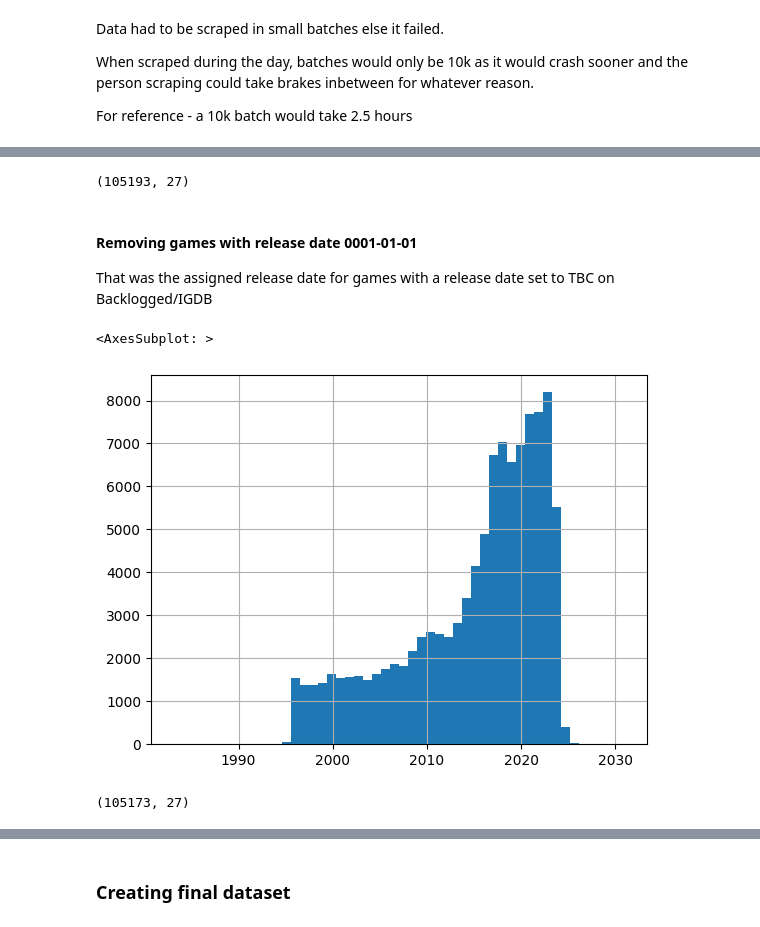
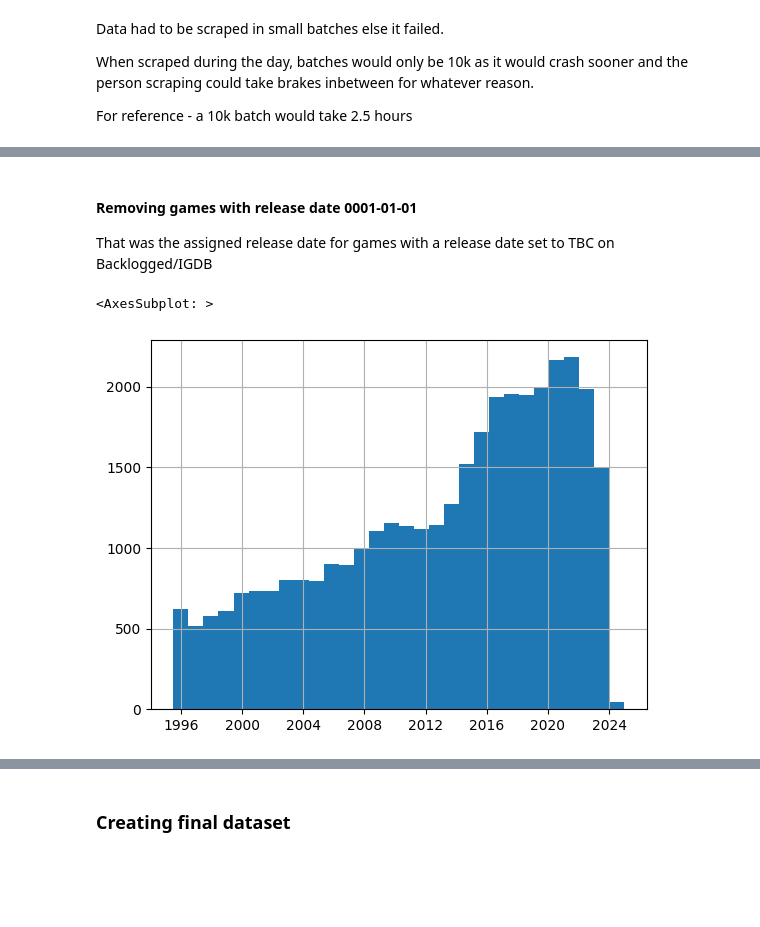
Before and after one commit to Ant-mel/legendary_game_recs, a Jupyter notebook: notebook/cleaning_scraped_data.ipynb, the cells around one changed output, grey strips where cells are left out. Saved outputs shown, nothing was run; the diff lists cells and outputs as text; code cells hidden in the pictures; blank space fills up the shorter version.

```diff
--- a/notebook/cleaning_scraped_data.ipynb
+++ b/notebook/cleaning_scraped_data.ipynb
@@ -23,16 +23,12 @@ dataset = os.environ.get('DATASET')
 links_table = os.environ.get('LINKS_TABLE')
 game_data_table = os.environ.get('GAME_DATA_TABLE')
 missed_data_table = os.environ.get('MISSED_DATA_TABLE')
-test_table = 'test_table'
 
-query_1 = f"""SELECT * FROM `legendary-game-recs.game_data_01_24.game_data`"""
-query_2 = f"""SELECT * FROM `legendary-game-recs.game_data_01_24.game_data_test`"""
+query = f"""
+            SELECT * FROM `legendary-game-recs.game_data_01_24.all_data`
 
-# query = f"""SELECT * FROM `{project}.{dataset}.{links_table}"""
-query_job_1 = client.query(query_1)
-results_1 = query_job_1.result()
-game_data_1 = results_1.to_dataframe()
+        """
 
-query_job_2 = client.query(query_2)
-results_2 = query_job_2.result()
-game_data_2 = results_2.to_dataframe()
+query_job = client.query(query)
+results = query_job.result()
+all_data = results.to_dataframe()
@@ -72,0 +35,4 @@ data = pd.concat([game_data_1, game_data_2]).reset_index(drop=True)
+# %%
+released_games, upcoming_games = process_raw_data(all_data, 2024, 1, 26)
+
+data = pd.concat([released_games, upcoming_games])
@@ -137,4 +87,0 @@ working_data[string_to_list_colums] = make_list_columns_to_lists(working_data, s
-# %%
-working_data.shape
-# %% [output]
-(105193, 27)
@@ -144,15 +93,7 @@ That was the assigned release date for games with a release date set to TBC on B
 # %%
 working_data['release_date'] = pd.to_datetime(working_data['release_date'], errors='coerce')
 # %%
-working_data[~working_data['release_date'].isna()]['release_date'].hist(bins=50)
+working_data[~working_data['release_date'].isna()]['release_date'].hist(bins=30)
 # %% [output]
 <AxesSubplot: >
-[figure, old version]
+[figure, new version]
-# %%
-year_1_mask = working_data['release_date'].isna()
-
-games_that_exist = working_data[~year_1_mask]
-
-games_that_exist.shape
-# %% [output]
-(105173, 27)
```
Also changed, not shown: parts of 25 cells of this notebook, 1 other file.
